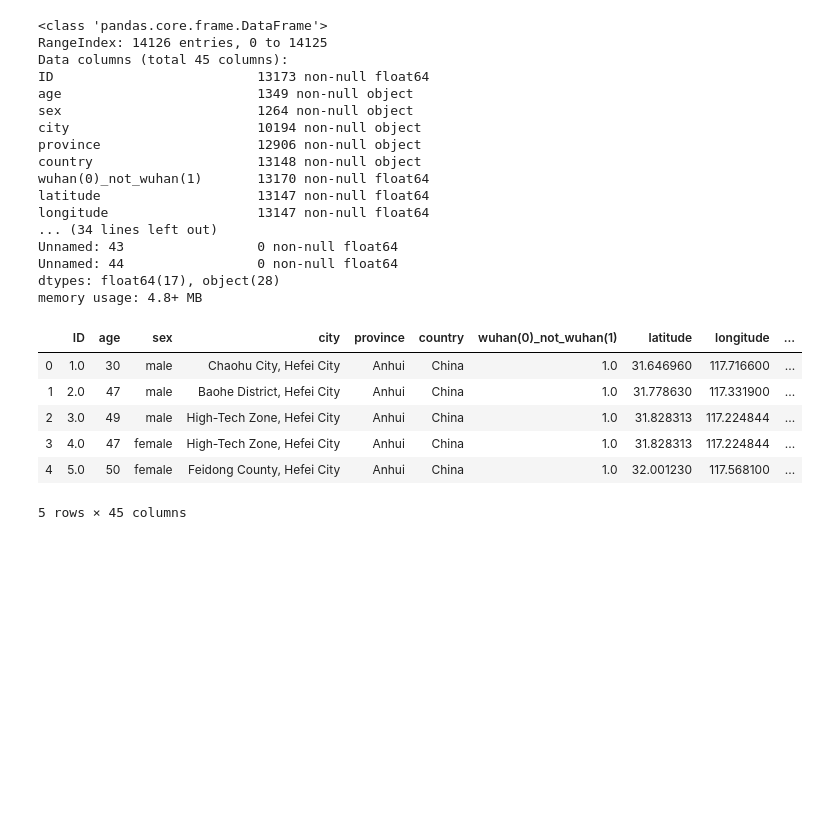
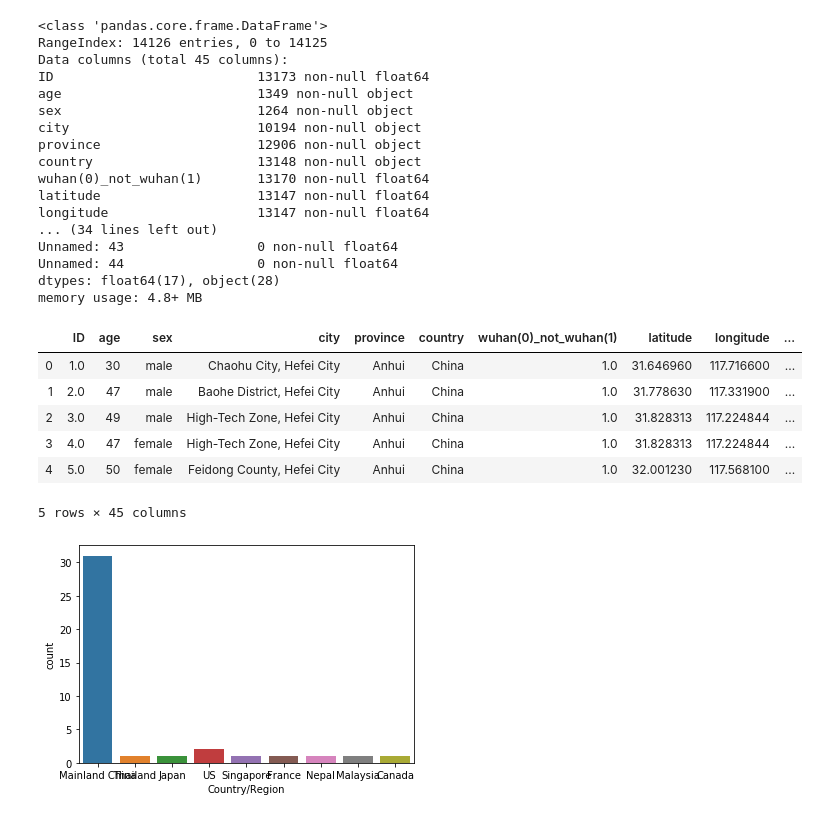
Before and after one commit to dasarisasidhar/cov19, a Jupyter notebook: cov2.ipynb, the cells around one changed output. Cells and saved outputs as stored; diff of their text form; code cells hidden in the pictures; blank space fills up the shorter version.

```diff
--- a/cov2.ipynb
+++ b/cov2.ipynb
@@ -214,0 +213,6 @@ pd.read_csv("Datasets/cov2/")
+# %%
+sns.countplot('Country/Region',data=death_data[:40])
+#three types of classes are there and their counts
+plt.show()
+# %% [output]
+[figure, added]
```
Also changed, not shown: parts of 4 cells of this notebook, 7 other files.
